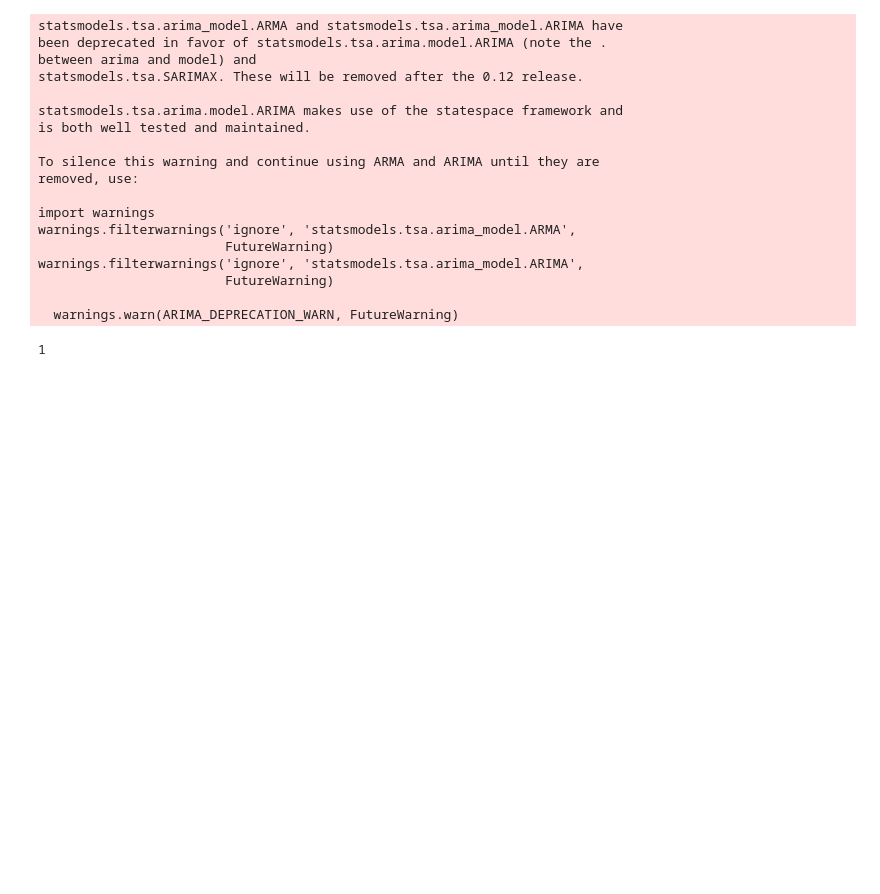
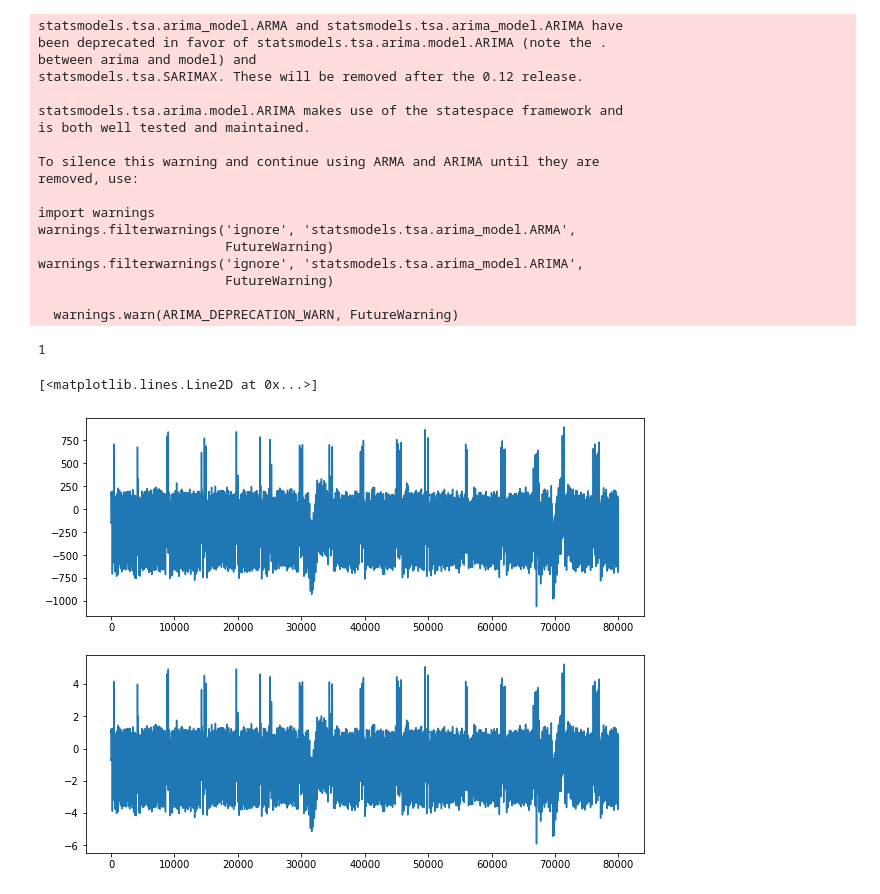
Before and after one commit to Pasindu19970808/Anomaly-Detection-Project, a Jupyter notebook: DataVisualization.ipynb, the cells around one changed output. Cells and saved outputs as stored; diff of their text form; code cells hidden in the pictures; blank space fills up the shorter version.

```diff
--- a/DataVisualization.ipynb
+++ b/DataVisualization.ipynb
@@ -575,3 +575,20 @@ warnings.filterwarnings('ignore', 'statsmodels.tsa.arima_model.ARIMA',
 np.abs(5-4)
 # %% [output]
 1
+# %%
+train,test,test_data_start_pt = DataLoading.split_data(file_path = DataLoading.file_path,index = 3)
+train = np.array(train).reshape(-1,1)
+test = np.array(test).reshape(-1,1)
+data = np.concatenate((train,test))
+train = np.array(train).reshape(-1,1)
+scaler = StandardScaler()
+scaler.fit(train)
+train_data = scaler.transform(train)
+test_data = scaler.transform(test)
+data_scaled = np.concatenate((train_data,test_data))
+fig,ax = plt.subplots(2,1,figsize = (10,8))
+ax[0].plot(range(data.shape[0]),data)
+ax[1].plot(range(data.shape[0]),data_scaled)
+# %% [output]
+[<matplotlib.lines.Line2D at 0x...>]
+[figure, added]
```
